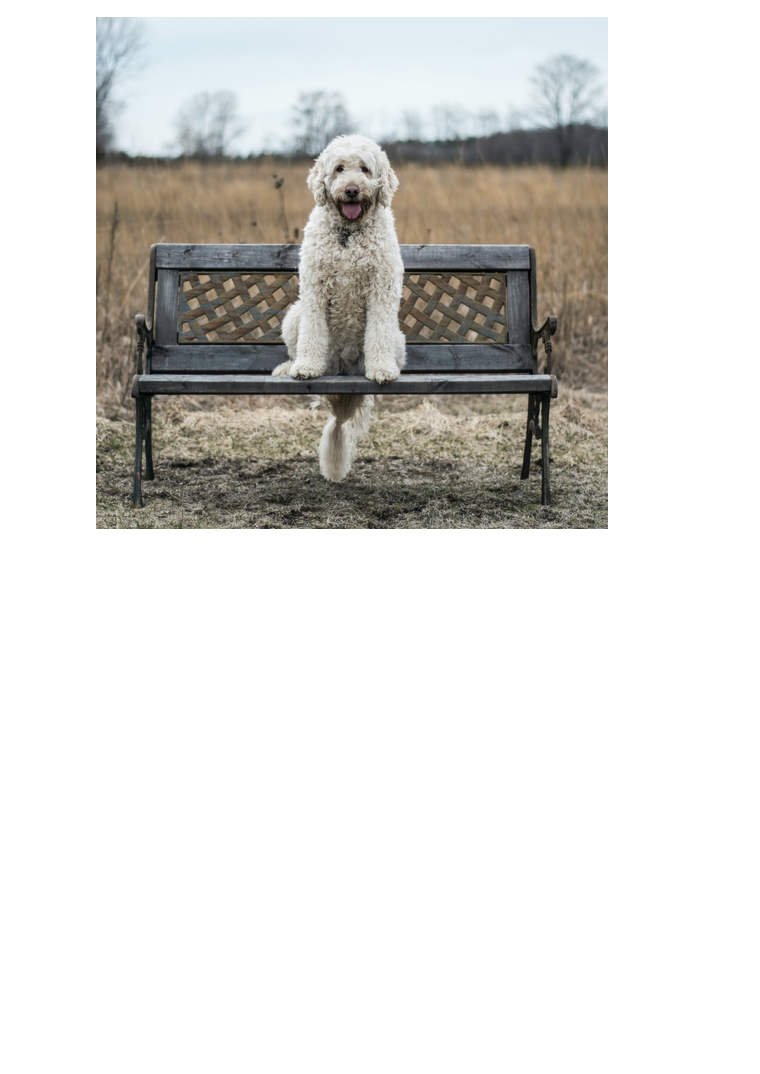
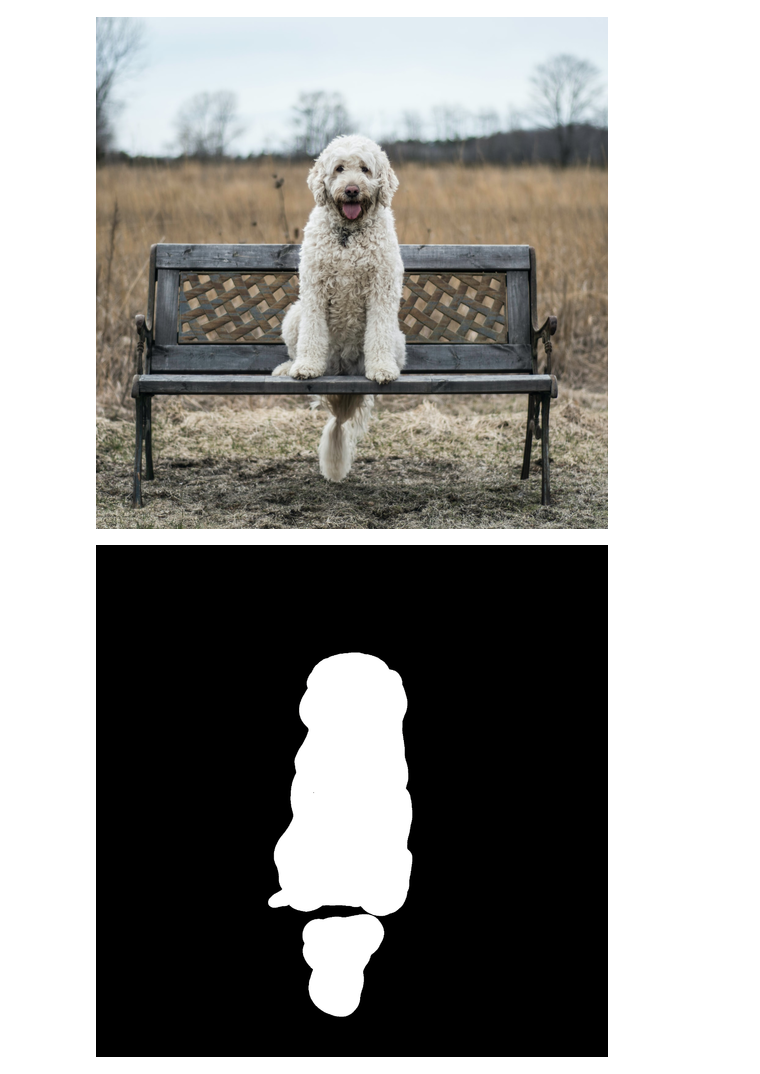
Before and after one commit to Loperaa-Juan/SegDiffuse, a Jupyter notebook: notebooks/stable_diffusion.ipynb, the cells around one changed output. Saved outputs shown, nothing was run; the diff lists cells and outputs as text; code cells hidden in the pictures; blank space fills up the shorter version.

```diff
--- a/notebooks/stable_diffusion.ipynb
+++ b/notebooks/stable_diffusion.ipynb
@@ -81,0 +80,5 @@ image
+# %%
+mask_image = download_image(mask_url).resize((512, 512))
+mask_image
+# %% [output]
+[figure, added]
```
Also changed, not shown: parts of 5 cells of this notebook, 2 other files.
